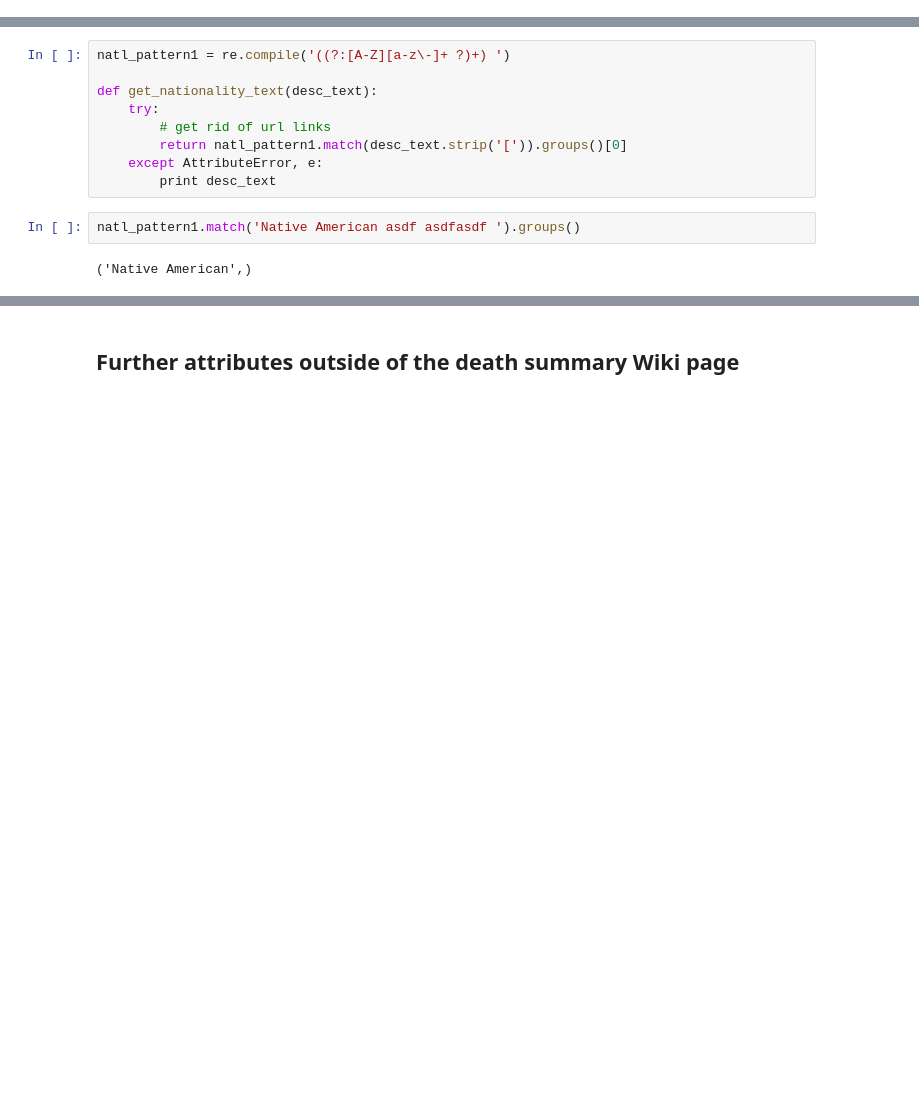
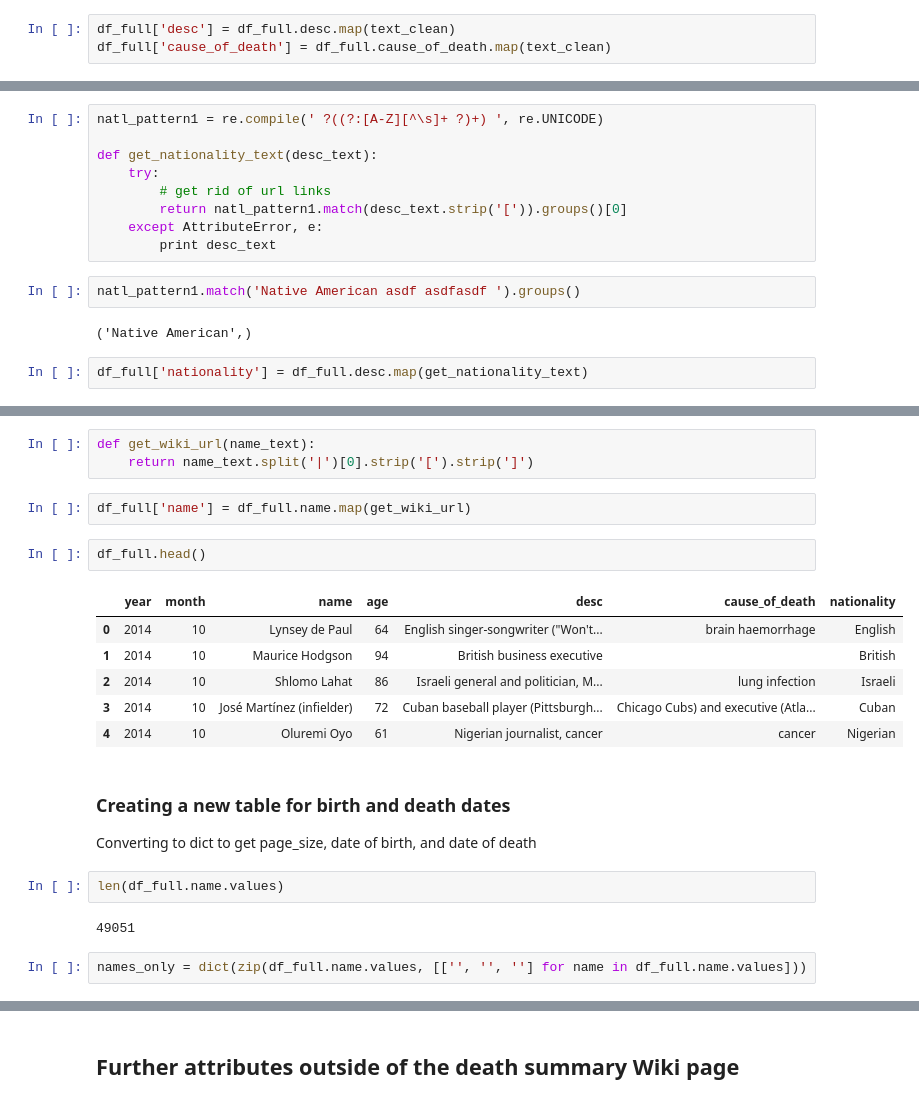
Before and after one commit to geordgez/celeb_deaths_1, a Jupyter notebook: src/iter_scraper_1.ipynb, the cells around one changed output, grey strips where cells are left out. Drawn from its saved outputs; the diff is of its cells as text; blank space fills up the shorter version.

```diff
--- a/src/iter_scraper_1.ipynb
+++ b/src/iter_scraper_1.ipynb
@@ -194,9 +241,12 @@ array(['2014', '10', 'Oluremi Oyo', '61',
+# %%
+df_full['desc'] = df_full.desc.map(text_clean)
+df_full['cause_of_death'] = df_full.cause_of_death.map(text_clean)
 # %% [markdown]
 #### Extract Nationality
 
 Extracting nationality text as well as possible by taking the first consecutive capitalized words in the description. 'Olympic' and similar capitalized words might throw this off.
 # %%
-natl_pattern1 = re.compile('((?:[A-Z][a-z\-]+ ?)+) ')
+natl_pattern1 = re.compile(' ?((?:[A-Z][^\s]+ ?)+) ', re.UNICODE)
 
 def get_nationality_text(desc_text):
     try:
@@ -208,3 +258,5 @@ def get_nationality_text(desc_text):
 natl_pattern1.match('Native American asdf asdfasdf ').groups()
 # %% [output]
 ('Native American',)
+# %%
+df_full['nationality'] = df_full.desc.map(get_nationality_text)
@@ -210,0 +281,24 @@ natl_pattern1.match('Native American asdf asdfasdf ').groups()
+# %%
+def get_wiki_url(name_text):
+    return name_text.split('|')[0].strip('[').strip(']')
+# %%
+df_full['name'] = df_full.name.map(get_wiki_url)
+# %%
+df_full.head()
+# %% [output]
+|  | year | month | name | age | desc | cause_of_death | nationality |
+| 0 | 2014 | 10 | Lynsey de Paul | 64 | English singer-songwriter ("Won't... | brain haemorrhage | English |
+| 1 | 2014 | 10 | Maurice Hodgson | 94 | British business executive |  | British |
+| 2 | 2014 | 10 | Shlomo Lahat | 86 | Israeli general and politician, M... | lung infection | Israeli |
+| 3 | 2014 | 10 | José Martínez (infielder) | 72 | Cuban baseball player (Pittsburgh... | Chicago Cubs) and executive (Atla... | Cuban |
+| 4 | 2014 | 10 | Oluremi Oyo | 61 | Nigerian journalist, cancer | cancer | Nigerian |
+# %% [markdown]
+### Creating a new table for birth and death dates
+
+Converting to dict to get page_size, date of birth, and date of death
+# %%
+len(df_full.name.values)
+# %% [output]
+49051
+# %%
+names_only = dict(zip(df_full.name.values, [['', '', ''] for name in df_full.name.values]))
```
Also changed, not shown: parts of 31 cells of this notebook.
